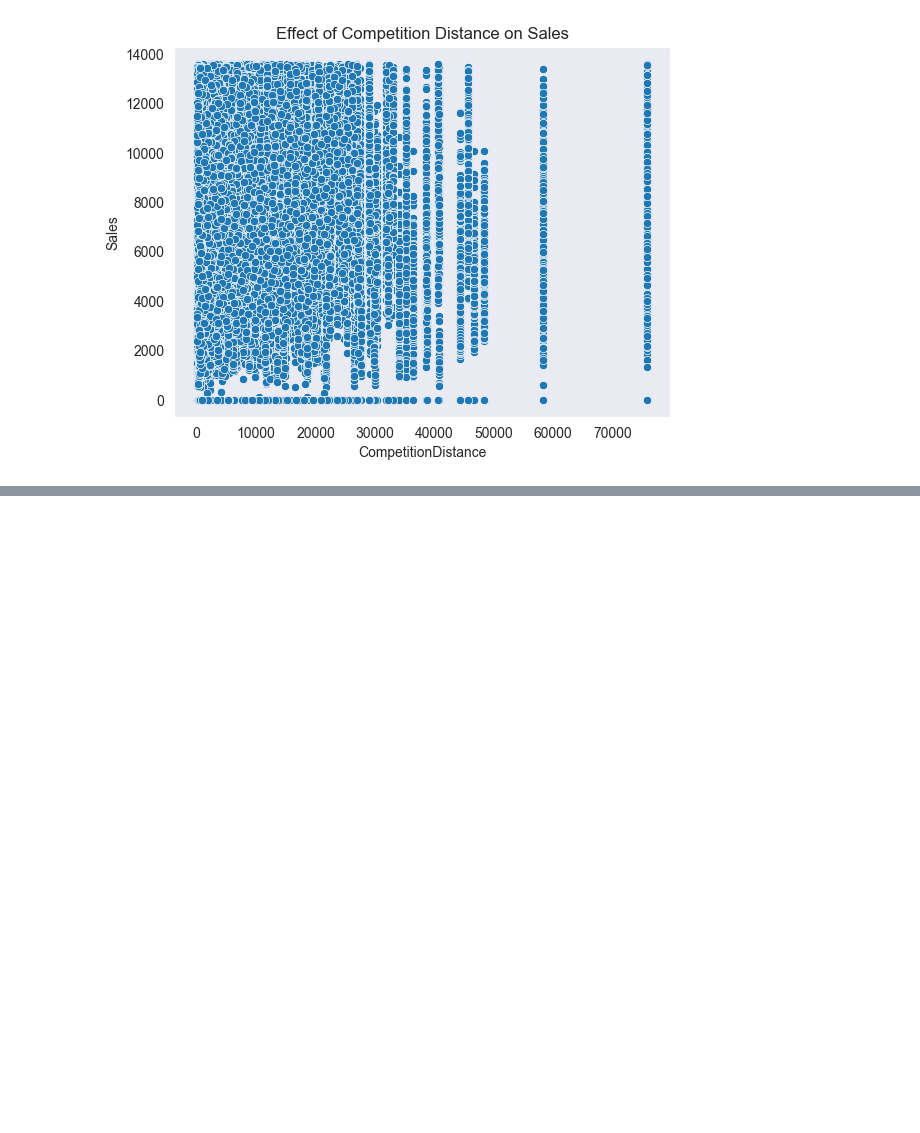
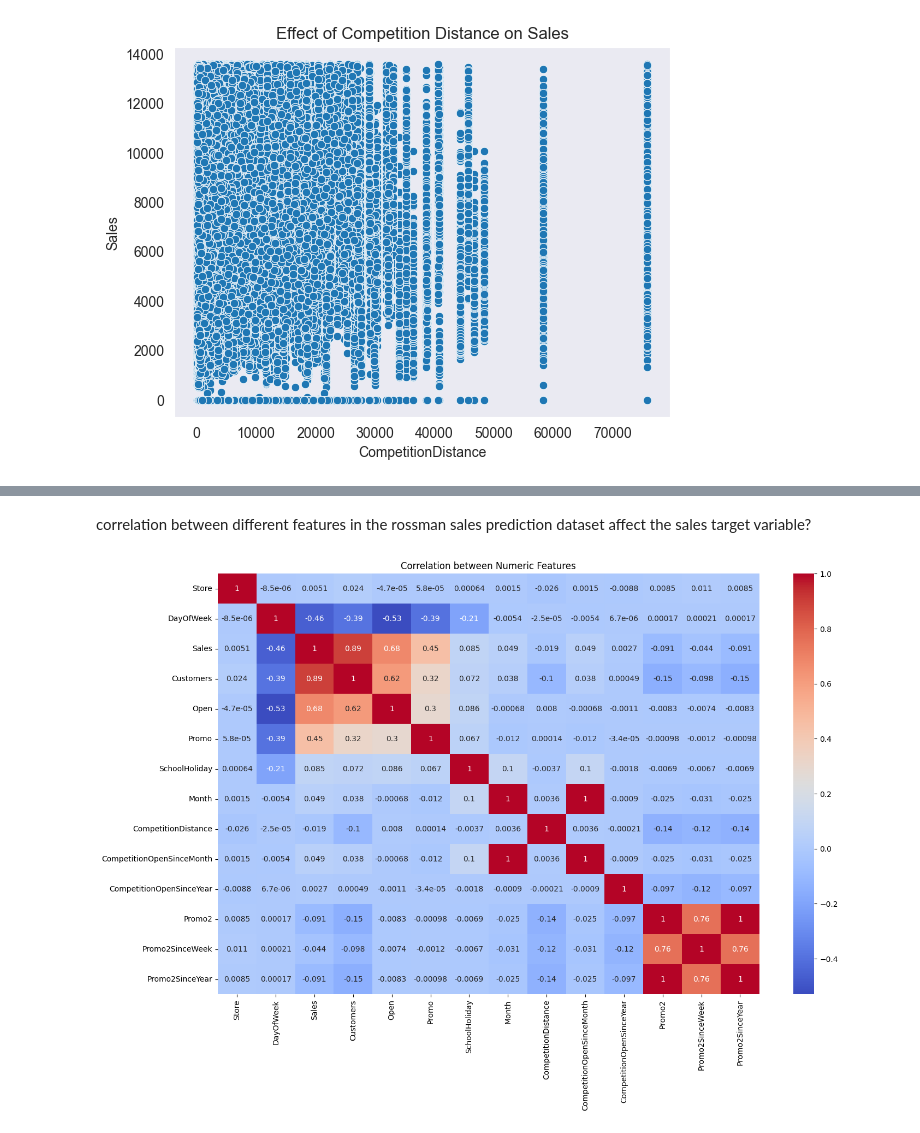
Before and after one commit to abigiyaayele/Rossamn_retail_sales_prediction, a Jupyter notebook: Notebook/EDA_analysis.ipynb, the cells around one changed output, grey strips where cells are left out. Cells and saved outputs as stored; diff of their text form; code cells hidden in the pictures; blank space fills up the shorter version.

```diff
--- a/Notebook/EDA_analysis.ipynb
+++ b/Notebook/EDA_analysis.ipynb
@@ -671,0 +695,20 @@ competition_effect(train)
+# %% [markdown]
+correlation between different features in the  rossman sales prediction dataset affect the sales target variable?
+# %%
+def correlation_analysis(df):
+    # Select only numeric columns
+    numeric_df = df.select_dtypes(include=[np.number])
+
+    # Calculate the correlation matrix
+    correlation_matrix = numeric_df.corr()
+
+    # Plot the heatmap
+    plt.figure(figsize=(16,10))
+    sns.heatmap(correlation_matrix, cmap="coolwarm", annot=True)
+    plt.title('Correlation between Numeric Features')
+    plt.show()
+
+# Apply the function to the training data
+correlation_analysis(train)
+# %% [output]
+[figure, added]
```
Also changed, not shown: parts of 12 cells of this notebook, 2 other files.
